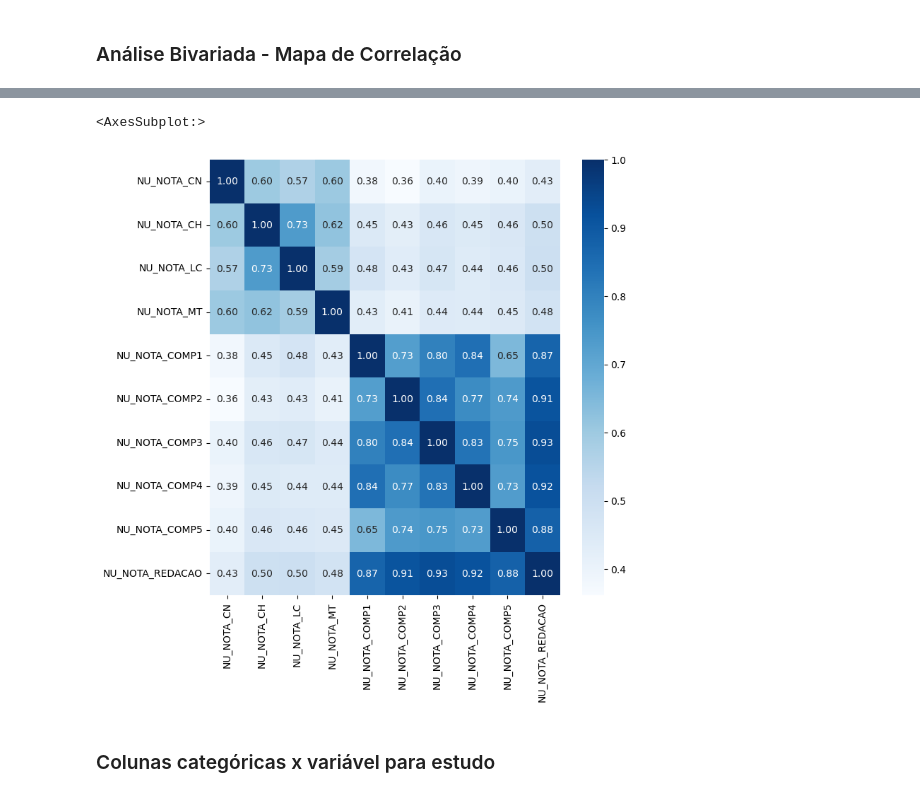
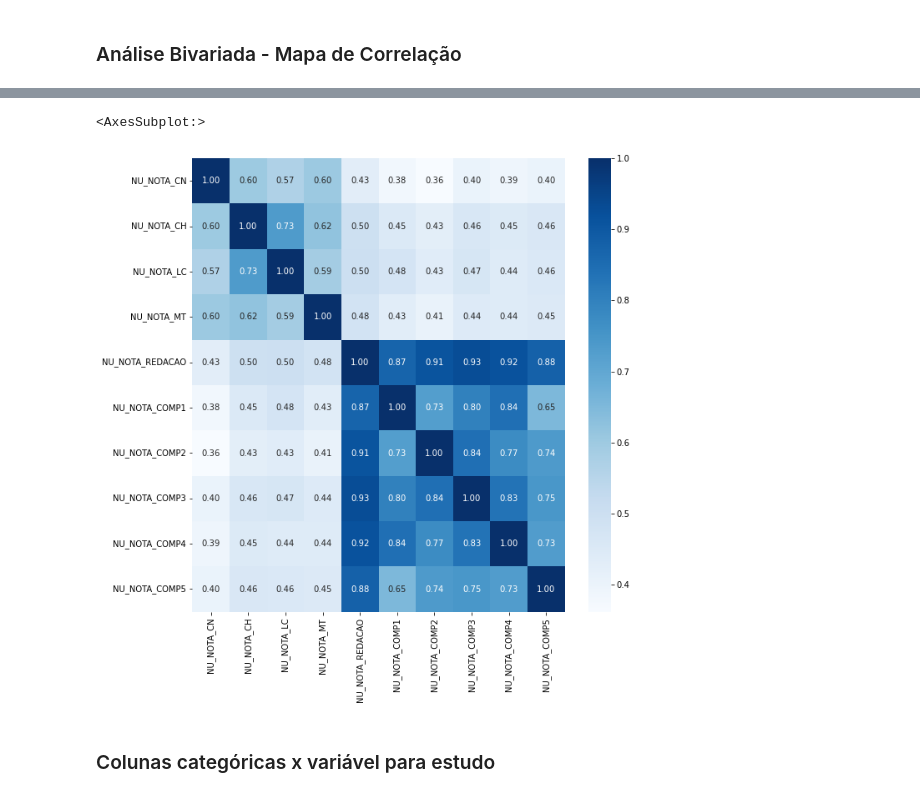
Before and after one commit to carlosrodriguesjf/analise_microdados_enem_2022, a Jupyter notebook: Analise dos microdados do Enem 2022.ipynb, the cells around one changed output, grey strips where cells are left out. Cells and saved outputs as stored; diff of their text form; code cells hidden in the pictures.

```diff
--- a/Analise dos microdados do Enem 2022.ipynb
+++ b/Analise dos microdados do Enem 2022.ipynb
@@ -157,9 +156,9 @@ cats = ['TP_FAIXA_ETARIA', 'TP_SEXO','TP_ESTADO_CIVIL', 'TP_COR_RACA', 'TP_NACIO
        'Q015', 'Q016', 'Q017', 'Q018', 'Q019', 'Q020', 'Q021', 'Q022',
        'Q023', 'Q024', 'Q025']
 # %%
+# Lista de colunas numéricas
 nums = ['NU_NOTA_CN', 'NU_NOTA_CH', 'NU_NOTA_LC',
-       'NU_NOTA_MT', 'NU_NOTA_COMP1','NU_NOTA_COMP2','NU_NOTA_COMP3', 'NU_NOTA_COMP4', 'NU_NOTA_COMP5',
-       'NU_NOTA_REDACAO']
+       'NU_NOTA_MT', 'NU_NOTA_REDACAO', 'NU_NOTA_COMP1','NU_NOTA_COMP2','NU_NOTA_COMP3', 'NU_NOTA_COMP4', 'NU_NOTA_COMP5']
 # %% [markdown]
 ### Explorando as variáveis numéricas
 # %%
@@ -435,9 +434,9 @@ dfNumsLimpos.corr()
 # %%
-plt.figure(figsize = (8,8))
+plt.figure(figsize = (10,10))
 sns.heatmap(dfNumsLimpos[nums].corr(), cmap= 'Blues', annot = True, fmt ='.2f', )
 # %% [output]
 <AxesSubplot:>
-[figure, old version]
+[figure, new version]
 # %% [markdown]
 ### Colunas categóricas x variável para estudo
 # %%
```
Also changed, not shown: parts of 54 cells of this notebook, 1 other file.
